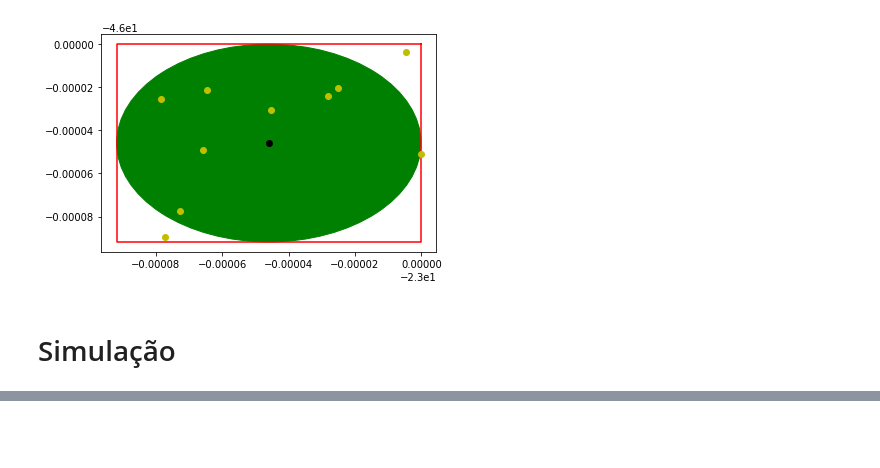
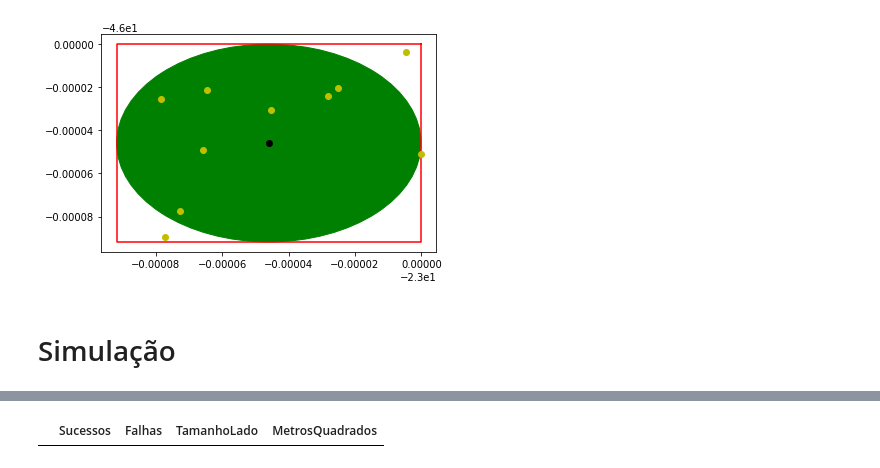
Before and after one commit to DanielCreeklear/Simulacao_misseis, a Jupyter notebook: Coordenadas.ipynb, the cells around one changed output, grey strips where cells are left out. Drawn from its saved outputs; the diff is of its cells as text; code cells hidden in the pictures; blank space fills up the shorter version.

```diff
--- a/Coordenadas.ipynb
+++ b/Coordenadas.ipynb
@@ -298,0 +221,4 @@ TypeError: ignored
+# %%
+df.query('Sucessos == 0 or Falhas == 0')
+# %% [output]
+|  | Sucessos | Falhas | TamanhoLado | MetrosQuadrados |
```
Also changed, not shown: parts of 3 cells of this notebook.
